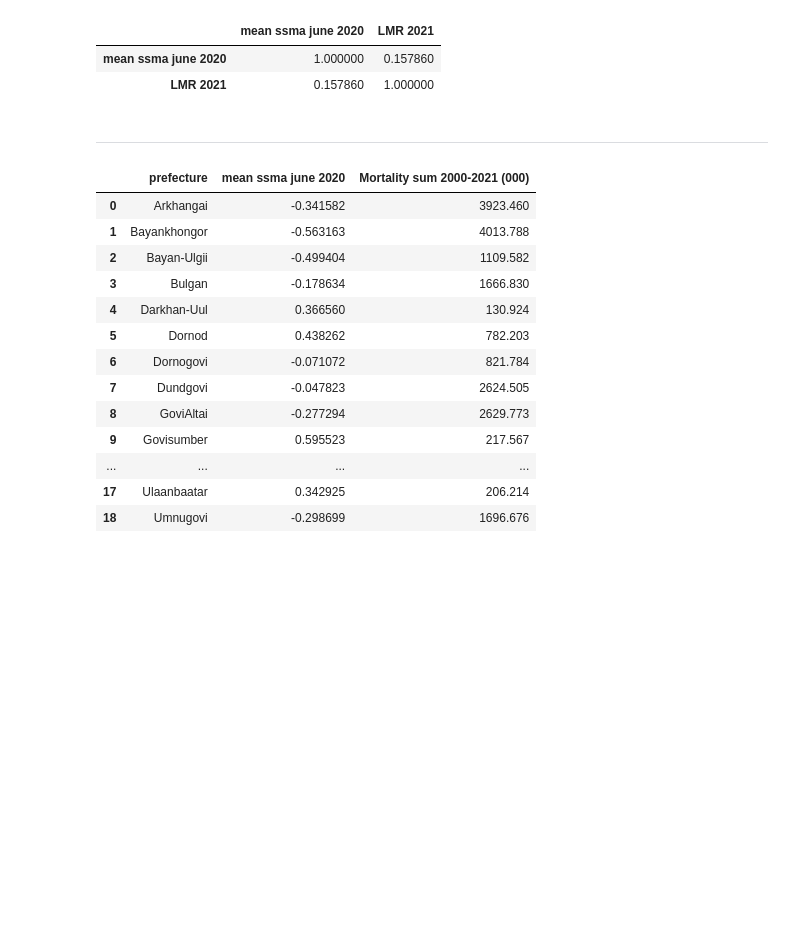
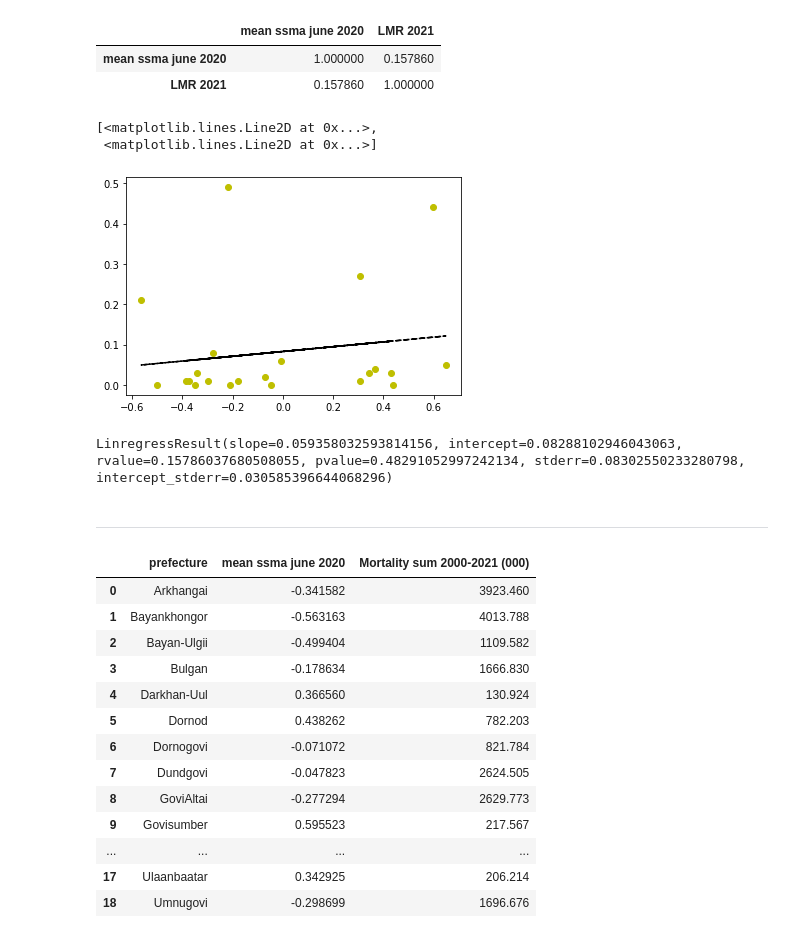
Before and after one commit to astervolta/SM-repo, a Jupyter notebook: 1.geemap_SMAP_SSMA_one_month_query_to_STATS.ipynb, the cells around one changed output. Cells and saved outputs as stored; diff of their text form; code cells hidden in the pictures; blank space fills up the shorter version.

Commit message:
ssma query and compare to livestock

```diff
--- a/1.geemap_SMAP_SSMA_one_month_query_to_STATS.ipynb
+++ b/1.geemap_SMAP_SSMA_one_month_query_to_STATS.ipynb
@@ -168,6 +163,27 @@ corr.style.background_gradient(cmap='coolwarm')
 |  | mean ssma june 2020 | LMR 2021 |
 | mean ssma june 2020 | 1.000000 | 0.157860 |
 | LMR 2021 | 0.157860 | 1.000000 |
+# %%
+x = df_ssma_lmr21['mean ssma june 2020']
+y = df_ssma_lmr21['LMR 2021']
+coef = np.polyfit(x,y,1)
+poly1d_fn = np.poly1d(coef)
+# %%
+# poly1d_fn is now a function which takes in x and returns an estimate for y
+
+plt.plot(x,y, 'yo', x, poly1d_fn(x), '--k') #'--k'=black dashed line, 'yo' = yellow circle marker
+
+#plt.xlim(0, 5)
+#plt.ylim(0, 12)
+# %% [output]
+[<matplotlib.lines.Line2D at 0x...>,
+ <matplotlib.lines.Line2D at 0x...>]
+[figure, added]
+# %%
+from scipy.stats import linregress
+linregress(x,y)
+# %% [output]
+LinregressResult(slope=0.059358032593814156, intercept=0.08288102946043063, rvalue=0.15786037680508055, pvalue=0.48291052997242134, stderr=0.08302550233280798, intercept_stderr=0.030585396644068296)
 # %% [markdown]
 ---
 # %%
```
Also changed, not shown: parts of 12 cells of this notebook.
